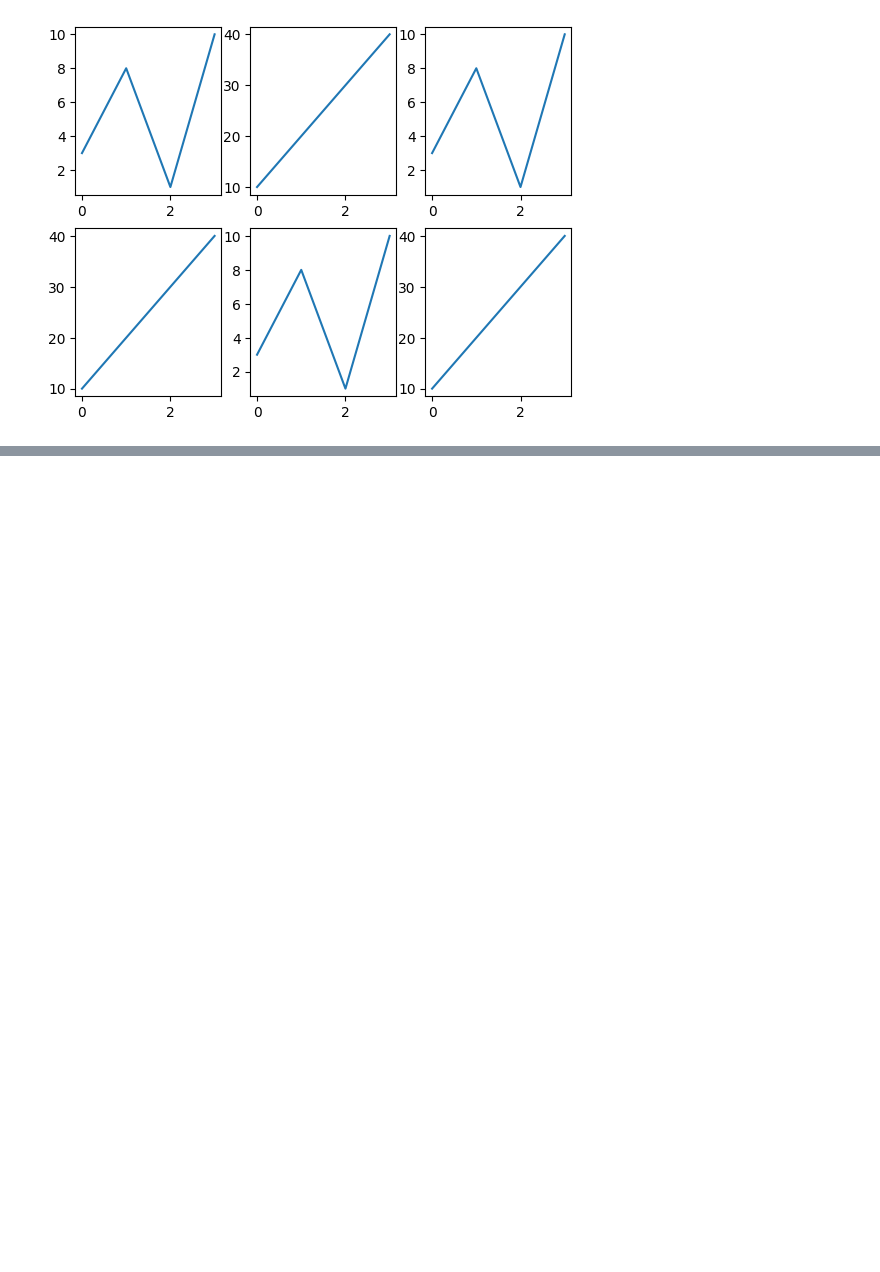
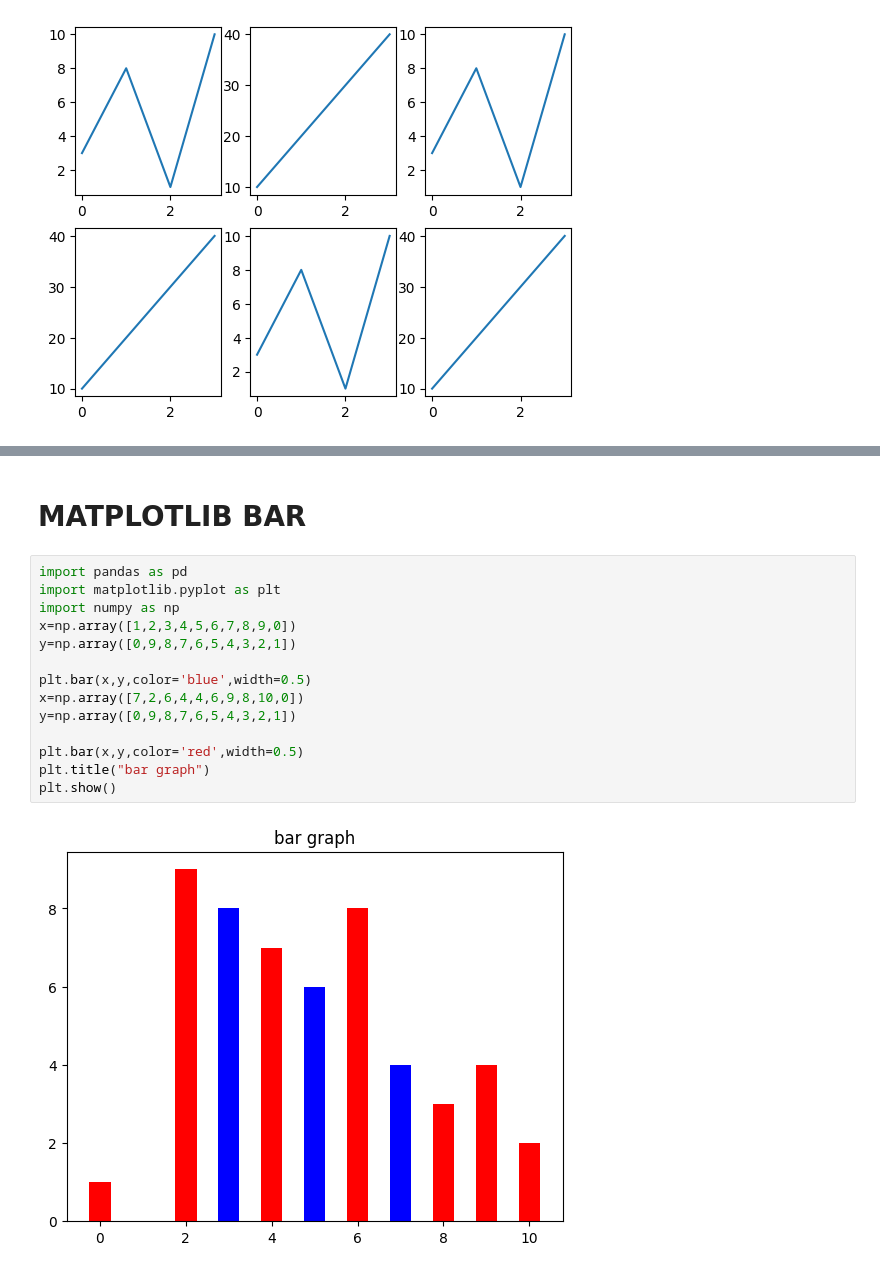
Before and after one commit to Abdal-AI/MATPLOTLIB, a Jupyter notebook: matplotlib.ipynb, the cells around one changed output, grey strips where cells are left out. Saved outputs shown, nothing was run; the diff lists cells and outputs as text; blank space fills up the shorter version.

```diff
--- a/matplotlib.ipynb
+++ b/matplotlib.ipynb
@@ -250,0 +270,18 @@ plt.show()
+# %% [markdown]
+# MATPLOTLIB BAR
+# %%
+import pandas as pd
+import matplotlib.pyplot as plt
+import numpy as np
+x=np.array([1,2,3,4,5,6,7,8,9,0])
+y=np.array([0,9,8,7,6,5,4,3,2,1])
+
+plt.bar(x,y,color='blue',width=0.5)
+x=np.array([7,2,6,4,4,6,9,8,10,0])
+y=np.array([0,9,8,7,6,5,4,3,2,1])
+
+plt.bar(x,y,color='red',width=0.5)
+plt.title("bar graph")
+plt.show()
+# %% [output]
+[figure, added]
```
Also changed, not shown: parts of 2 cells of this notebook.
